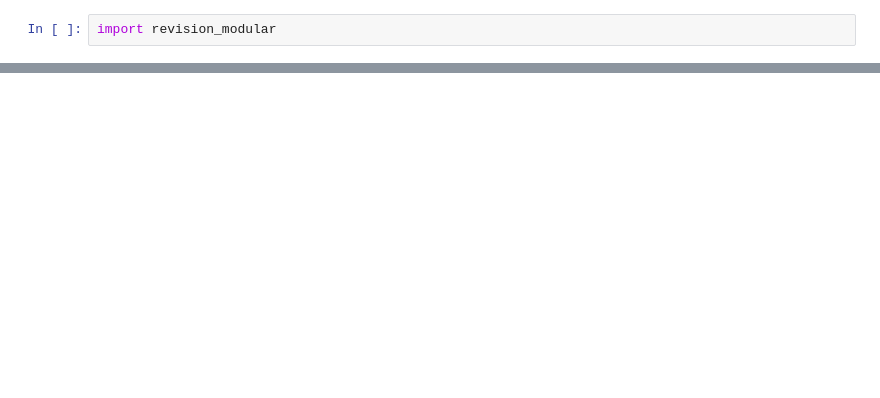
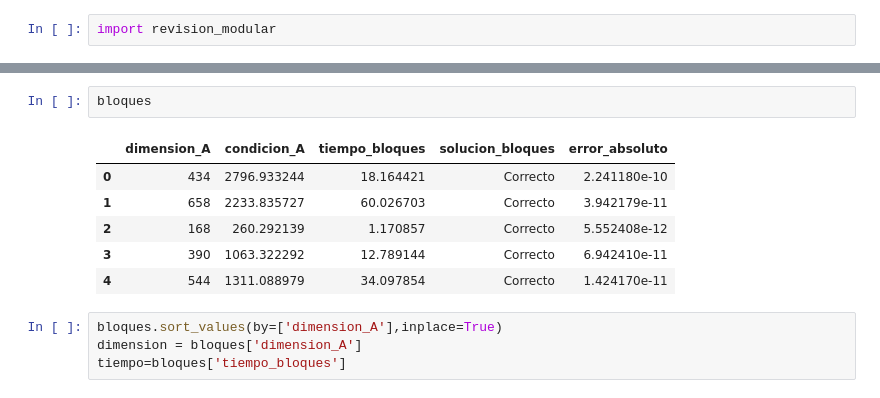
Before and after one commit to mno-2020-gh-classroom/ex-modulo-3-comp-matricial-plu-paola-md, a Jupyter notebook: notebooks/Revision/Procedimiento_revision.ipynb, the cells around one changed output, grey strips where cells are left out. Drawn from its saved outputs; the diff is of its cells as text; blank space fills up the shorter version.

```diff
--- a/notebooks/Revision/Procedimiento_revision.ipynb
+++ b/notebooks/Revision/Procedimiento_revision.ipynb
@@ -56,0 +129,13 @@ revision_modular.revision_x(10,10**3,10**3+1,-99,99)
+# %%
+bloques
+# %% [output]
+|  | dimension_A | condicion_A | tiempo_bloques | solucion_bloques | error_absoluto |
+| 0 | 434 | 2796.933244 | 18.164421 | Correcto | 2.241180e-10 |
+| 1 | 658 | 2233.835727 | 60.026703 | Correcto | 3.942179e-11 |
+| 2 | 168 | 260.292139 | 1.170857 | Correcto | 5.552408e-12 |
+| 3 | 390 | 1063.322292 | 12.789144 | Correcto | 6.942410e-11 |
+| 4 | 544 | 1311.088979 | 34.097854 | Correcto | 1.424170e-11 |
+# %%
+bloques.sort_values(by=['dimension_A'],inplace=True)
+dimension = bloques['dimension_A']
+tiempo=bloques['tiempo_bloques']
```
Also changed, not shown: parts of 25 cells of this notebook.
